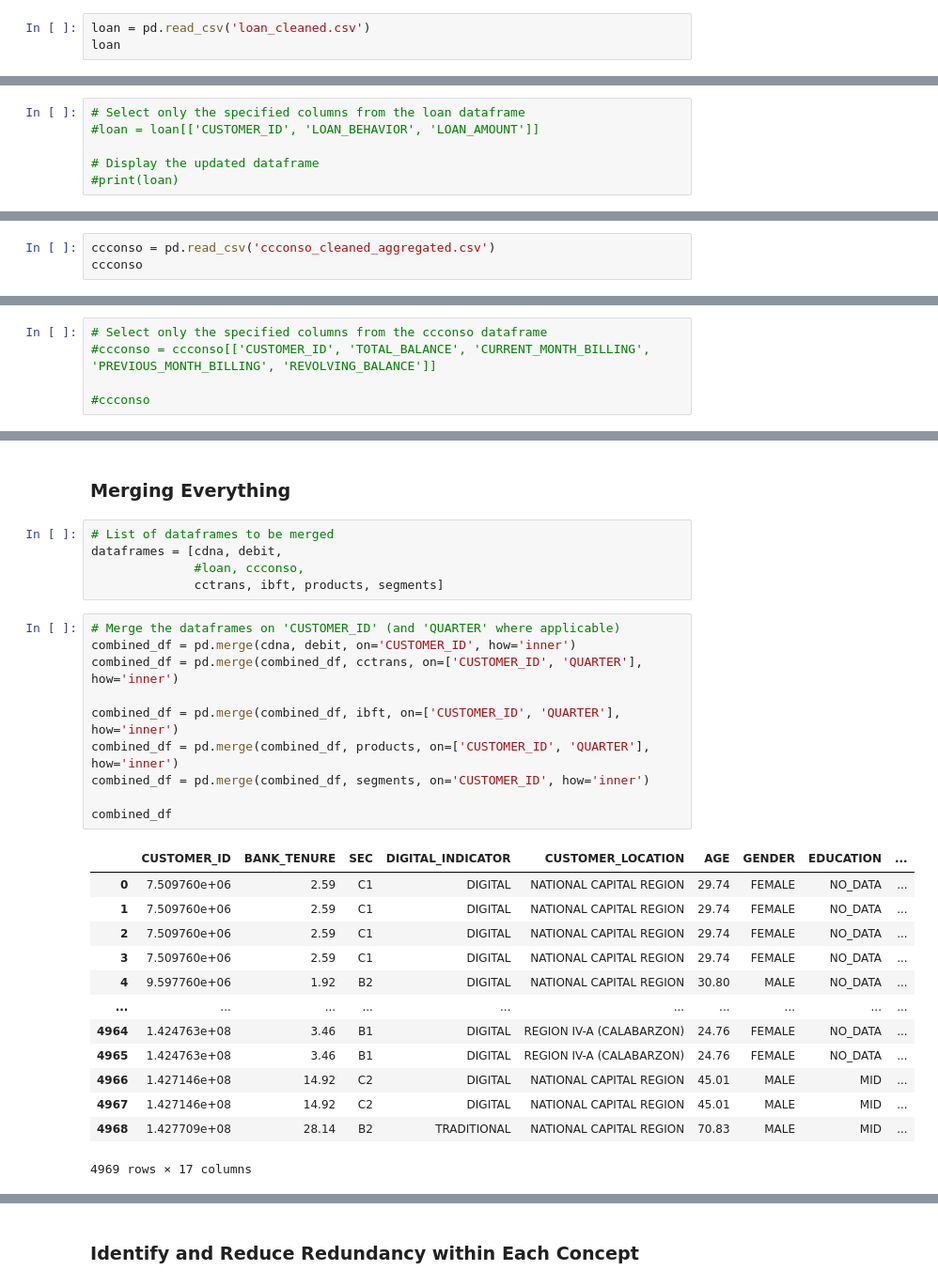
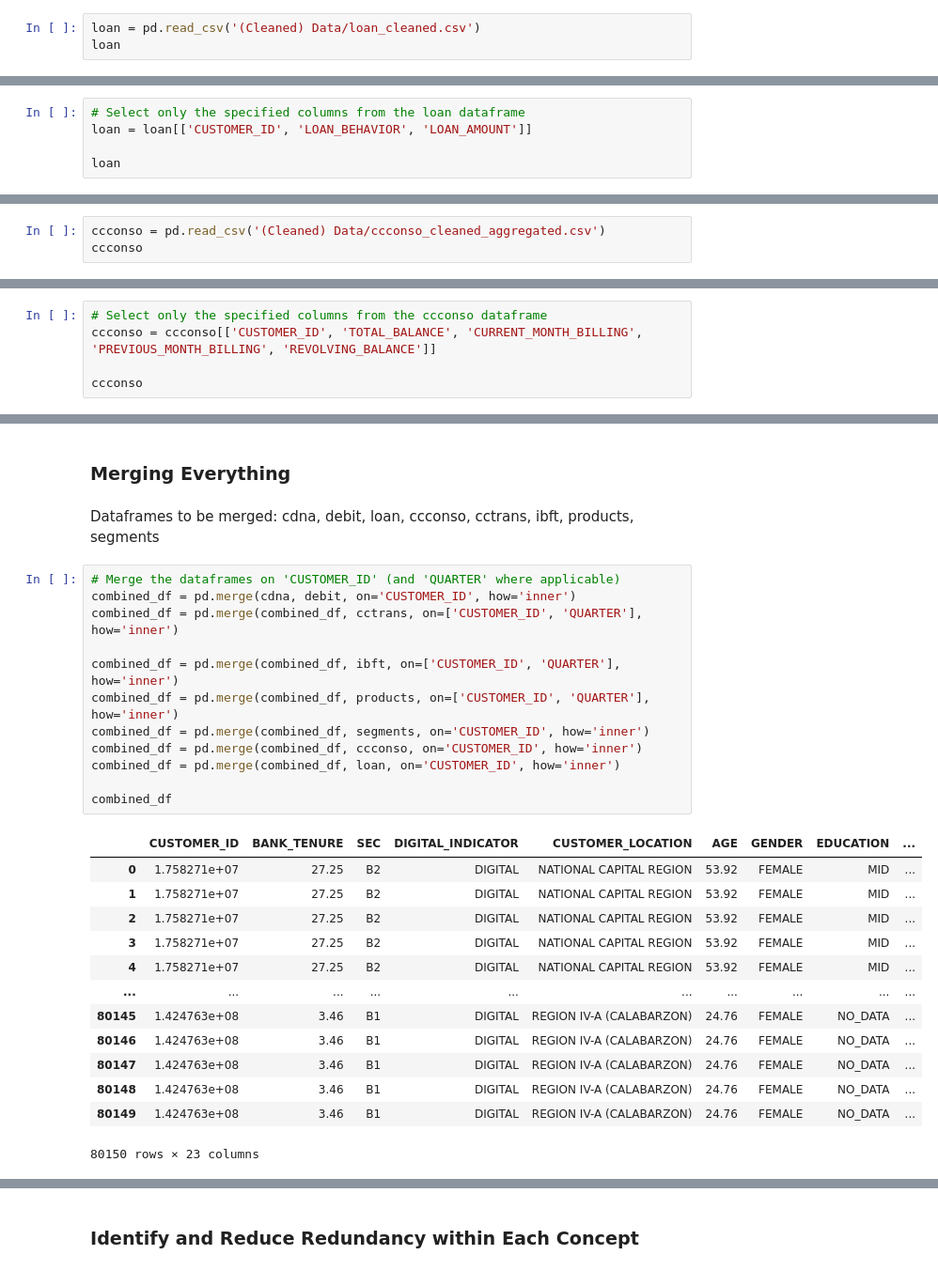
Before and after one commit to andreasenson/Slime, a Jupyter notebook: Data Cleaning & Resilience Score Computation (Dory).ipynb, the cells around one changed output, grey strips where cells are left out. Shown at 94% size. Drawn from its saved outputs; the diff is of its cells as text.

```diff
--- a/Data Cleaning & Resilience Score Computation (Dory).ipynb
+++ b/Data Cleaning & Resilience Score Computation (Dory).ipynb
@@ -253,4 +253,4 @@ cdna
 # %%
-loan = pd.read_csv('loan_cleaned.csv')
+loan = pd.read_csv('(Cleaned) Data/loan_cleaned.csv')
 loan
 # %% [output]
@@ -269,7 +269,6 @@ loan
 35718 rows × 5 columns
 # %%
 # Select only the specified columns from the loan dataframe
-#loan = loan[['CUSTOMER_ID', 'LOAN_BEHAVIOR', 'LOAN_AMOUNT']]
+loan = loan[['CUSTOMER_ID', 'LOAN_BEHAVIOR', 'LOAN_AMOUNT']]
 
-# Display the updated dataframe
-#print(loan)
+loan
@@ -278,4 +291,4 @@ loan
 # %%
-ccconso = pd.read_csv('ccconso_cleaned_aggregated.csv')
+ccconso = pd.read_csv('(Cleaned) Data/ccconso_cleaned_aggregated.csv')
 ccconso
 # %% [output]
@@ -295,5 +308,5 @@ ccconso
 # %%
 # Select only the specified columns from the ccconso dataframe
-#ccconso = ccconso[['CUSTOMER_ID', 'TOTAL_BALANCE', 'CURRENT_MONTH_BILLING', 'PREVIOUS_MONTH_BILLING', 'REVOLVING_BALANCE']]
+ccconso = ccconso[['CUSTOMER_ID', 'TOTAL_BALANCE', 'CURRENT_MONTH_BILLING', 'PREVIOUS_MONTH_BILLING', 'REVOLVING_BALANCE']]
 
-#ccconso
+ccconso
@@ -300,34 +327,33 @@ ccconso
 # %% [markdown]
 ### **Merging Everything**
-# %%
-# List of dataframes to be merged
-dataframes = [cdna, debit,
-              #loan, ccconso,
-              cctrans, ibft, products, segments]
+# %% [markdown]
+Dataframes to be merged: cdna, debit, loan, ccconso, cctrans, ibft, products, segments
 # %%
 # Merge the dataframes on 'CUSTOMER_ID' (and 'QUARTER' where applicable)
 combined_df = pd.merge(cdna, debit, on='CUSTOMER_ID', how='inner')
 combined_df = pd.merge(combined_df, cctrans, on=['CUSTOMER_ID', 'QUARTER'], how='inner')
 
 combined_df = pd.merge(combined_df, ibft, on=['CUSTOMER_ID', 'QUARTER'], how='inner')
 combined_df = pd.merge(combined_df, products, on=['CUSTOMER_ID', 'QUARTER'], how='inner')
 combined_df = pd.merge(combined_df, segments, on='CUSTOMER_ID', how='inner')
+combined_df = pd.merge(combined_df, ccconso, on='CUSTOMER_ID', how='inner')
+combined_df = pd.merge(combined_df, loan, on='CUSTOMER_ID', how='inner')
 
 combined_df
 # %% [output]
 |  | CUSTOMER_ID | BANK_TENURE | SEC | DIGITAL_INDICATOR | CUSTOMER_LOCATION | AGE | GENDER | EDUCATION | ... |
-| 0 | 7.509760e+06 | 2.59 | C1 | DIGITAL | NATIONAL CAPITAL REGION | 29.74 | FEMALE | NO_DATA | ... |
-| 1 | 7.509760e+06 | 2.59 | C1 | DIGITAL | NATIONAL CAPITAL REGION | 29.74 | FEMALE | NO_DATA | ... |
-| 2 | 7.509760e+06 | 2.59 | C1 | DIGITAL | NATIONAL CAPITAL REGION | 29.74 | FEMALE | NO_DATA | ... |
-| 3 | 7.509760e+06 | 2.59 | C1 | DIGITAL | NATIONAL CAPITAL REGION | 29.74 | FEMALE | NO_DATA | ... |
-| 4 | 9.597760e+06 | 1.92 | B2 | DIGITAL | NATIONAL CAPITAL REGION | 30.80 | MALE | NO_DATA | ... |
+| 0 | 1.758271e+07 | 27.25 | B2 | DIGITAL | NATIONAL CAPITAL REGION | 53.92 | FEMALE | MID | ... |
+| 1 | 1.758271e+07 | 27.25 | B2 | DIGITAL | NATIONAL CAPITAL REGION | 53.92 | FEMALE | MID | ... |
+| 2 | 1.758271e+07 | 27.25 | B2 | DIGITAL | NATIONAL CAPITAL REGION | 53.92 | FEMALE | MID | ... |
+| 3 | 1.758271e+07 | 27.25 | B2 | DIGITAL | NATIONAL CAPITAL REGION | 53.92 | FEMALE | MID | ... |
+| 4 | 1.758271e+07 | 27.25 | B2 | DIGITAL | NATIONAL CAPITAL REGION | 53.92 | FEMALE | MID | ... |
 | ... | ... | ... | ... | ... | ... | ... | ... | ... | ... |
-| 4964 | 1.424763e+08 | 3.46 | B1 | DIGITAL | REGION IV-A (CALABARZON) | 24.76 | FEMALE | NO_DATA | ... |
-| 4965 | 1.424763e+08 | 3.46 | B1 | DIGITAL | REGION IV-A (CALABARZON) | 24.76 | FEMALE | NO_DATA | ... |
-| 4966 | 1.427146e+08 | 14.92 | C2 | DIGITAL | NATIONAL CAPITAL REGION | 45.01 | MALE | MID | ... |
-| 4967 | 1.427146e+08 | 14.92 | C2 | DIGITAL | NATIONAL CAPITAL REGION | 45.01 | MALE | MID | ... |
-| 4968 | 1.427709e+08 | 28.14 | B2 | TRADITIONAL | NATIONAL CAPITAL REGION | 70.83 | MALE | MID | ... |
+| 80145 | 1.424763e+08 | 3.46 | B1 | DIGITAL | REGION IV-A (CALABARZON) | 24.76 | FEMALE | NO_DATA | ... |
+| 80146 | 1.424763e+08 | 3.46 | B1 | DIGITAL | REGION IV-A (CALABARZON) | 24.76 | FEMALE | NO_DATA | ... |
+| 80147 | 1.424763e+08 | 3.46 | B1 | DIGITAL | REGION IV-A (CALABARZON) | 24.76 | FEMALE | NO_DATA | ... |
+| 80148 | 1.424763e+08 | 3.46 | B1 | DIGITAL | REGION IV-A (CALABARZON) | 24.76 | FEMALE | NO_DATA | ... |
+| 80149 | 1.424763e+08 | 3.46 | B1 | DIGITAL | REGION IV-A (CALABARZON) | 24.76 | FEMALE | NO_DATA | ... |
-4969 rows × 17 columns
+80150 rows × 23 columns
 # %%
 # Remove rows where DIGITAL_INDICATOR or EDUCATION is NO_DATA
 combined_df = combined_df[(combined_df['DIGITAL_INDICATOR'] != 'NO_DATA') & (combined_df['EDUCATION'] != 'NO_DATA')]
```
Also changed, not shown: parts of 31 cells of this notebook, 1 other file.
